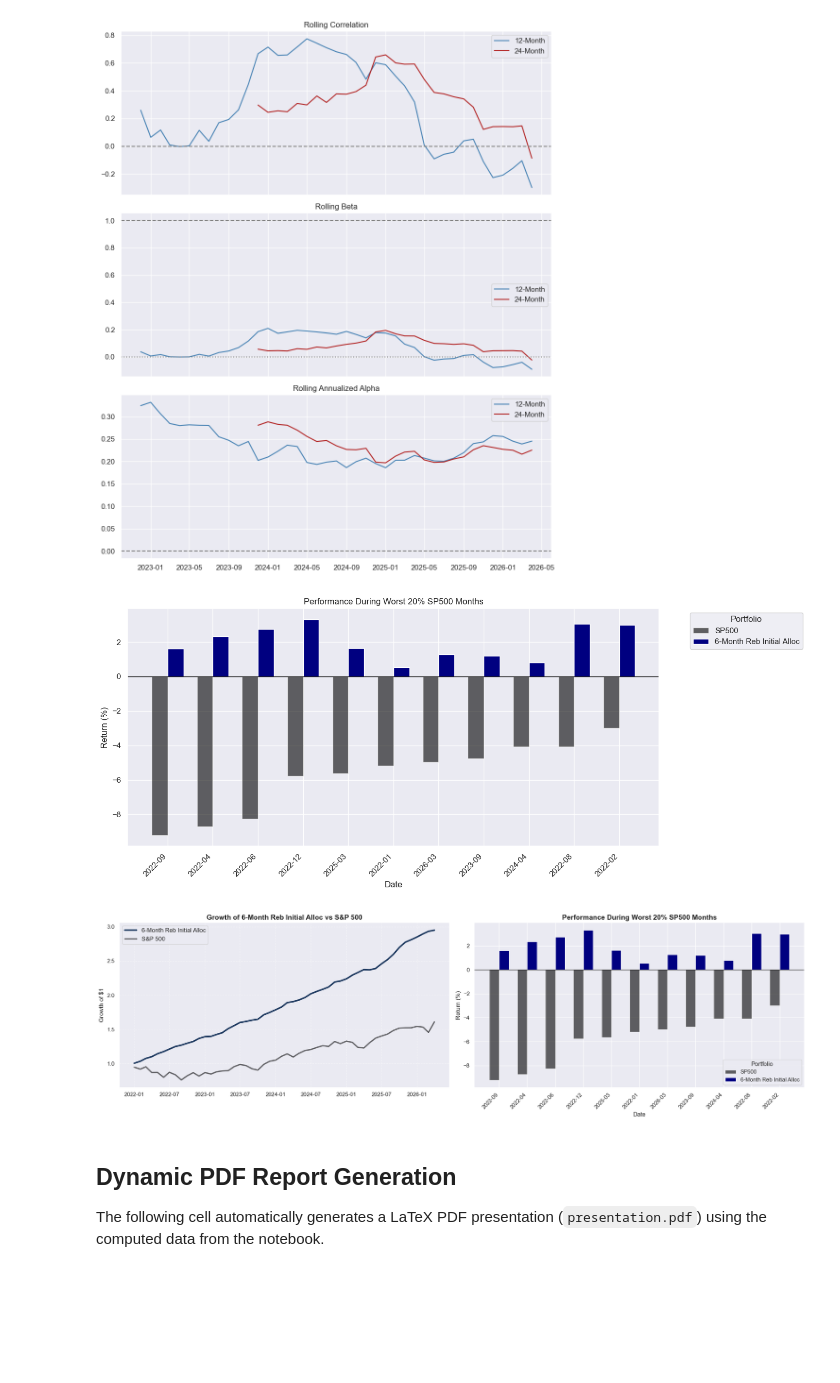
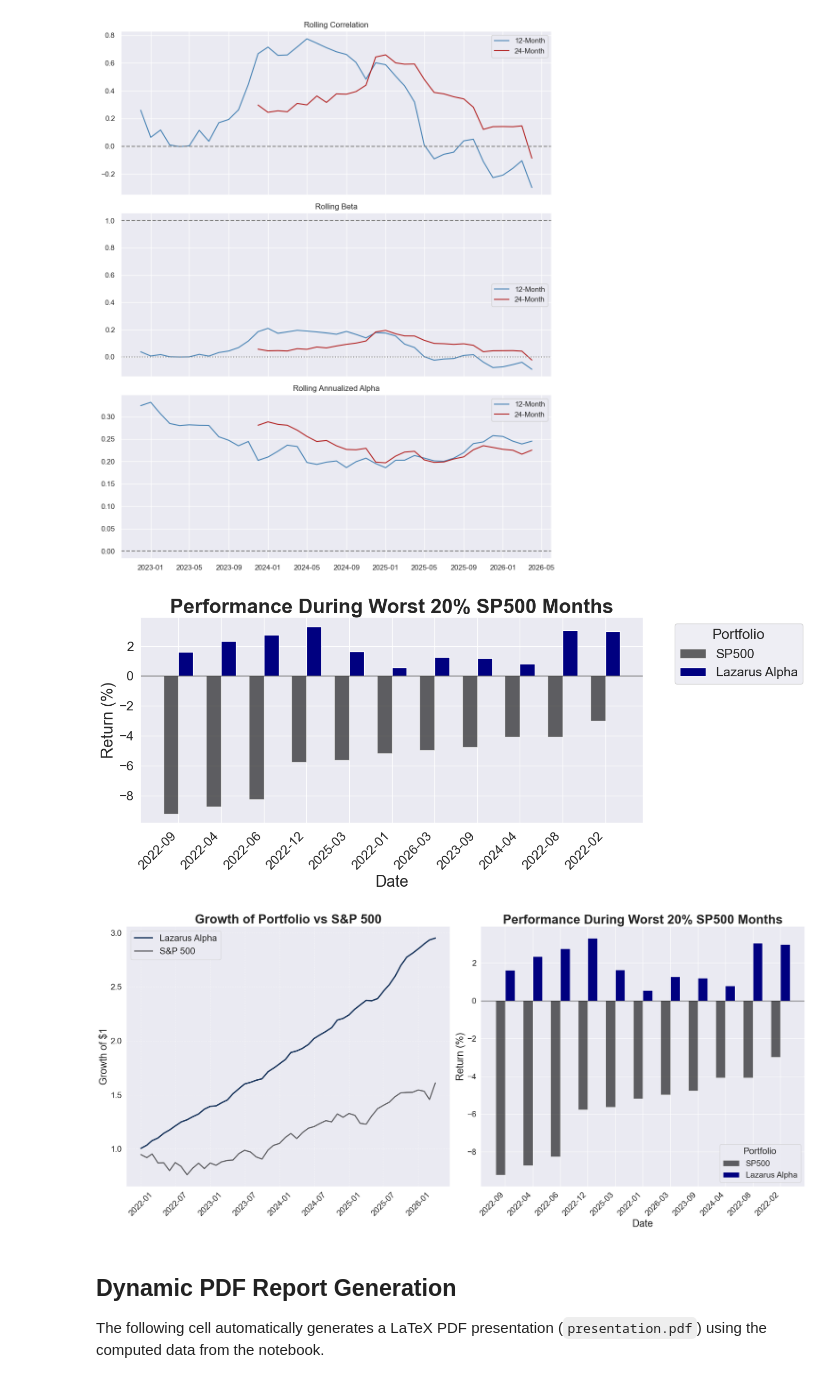
Before and after one commit to arthurdhonneur7/athenee_hf_portfolio, a Jupyter notebook: target_pflio.ipynb, the cells around one changed output. Saved outputs shown, nothing was run; the diff lists cells and outputs as text; code cells hidden in the pictures; blank space fills up the shorter version.

Commit message:
combined plot is more sexy

```diff
--- a/target_pflio.ipynb
+++ b/target_pflio.ipynb
@@ -839,58 +839,62 @@ width = 0.35
 
 # SP500 in less dark black (black with alpha=0.6)
 ax1.bar(x - width/2, worst_months_plot['sp500'], width, label='SP500', color='black', alpha=0.6)
-ax1.bar(x + width/2, worst_months_plot[port_name], width, label=port_name, color='navy')
+ax1.bar(x + width/2, worst_months_plot[port_name], width, label='Lazarus Alpha', color='navy')
 
-ax1.set_title('Performance During Worst 20% SP500 Months')
-ax1.set_xlabel('Date')
-ax1.set_ylabel('Return (%)')
+ax1.set_title('Performance During Worst 20% SP500 Months', fontsize=28, fontweight='bold')
+ax1.set_xlabel('Date', fontsize=22)
+ax1.set_ylabel('Return (%)', fontsize=22)
 ax1.set_xticks(x)
-ax1.set_xticklabels(worst_months_plot.index, rotation=45, ha='right')
-ax1.legend(title='Portfolio', bbox_to_anchor=(1.05, 1), loc='upper left')
+ax1.set_xticklabels(worst_months_plot.index, rotation=45, ha='right', fontsize=18)
+ax1.tick_params(axis='y', labelsize=18)
+ax1.legend(title='Portfolio', bbox_to_anchor=(1.05, 1), loc='upper left', fontsize=18, title_fontsize=20)
 ax1.axhline(0, color='black', linewidth=1)
 
 plt.tight_layout()
 plt.savefig('report/worst20_sp500_6m_reb.pdf', bbox_inches='tight')
 plt.show()
 
 # ---------------------------------------------------------
 # 2. Combined Plot: Growth and Worst 20% SP500 Months (Side-by-Side)
 # ---------------------------------------------------------
 # Align data for the growth plot
 sp500_aligned, fund_aligned = df_full['sp500'].align(all_portfolios_df[port_name], join='inner')
 sp500_aligned = sp500_aligned.dropna()
 fund_aligned = fund_aligned.reindex(sp500_aligned.index)
 
 cum_p = (1 + fund_aligned).cumprod()
 cum_s = (1 + sp500_aligned).cumprod()
 
-fig2, (ax2a, ax2b) = plt.subplots(1, 2, figsize=(20, 6))
+fig2, (ax2a, ax2b) = plt.subplots(1, 2, figsize=(22, 10))
 
 # Left Subplot: Growth
-ax2a.plot(cum_p.index, cum_p, label=port_name, color='#1A365D', linewidth=3)
+ax2a.plot(cum_p.index, cum_p, label='Lazarus Alpha', color='#1A365D', linewidth=3)
 ax2a.plot(cum_s.index, cum_s, label='S&P 500', color='black', alpha=0.6, linewidth=2.5, linestyle='-')
-ax2a.set_title(f'Growth of {port_name} vs S&P 500', fontsize=14, fontweight='bold')
-ax2a.set_ylabel('Growth of $1', fontsize=12)
+ax2a.set_title('Growth of Portfolio vs S&P 500', fontsize=28, fontweight='bold')
+ax2a.set_ylabel('Growth of $1', fontsize=22)
+ax2a.tick_params(axis='y', labelsize=18)
+ax2a.tick_params(axis='x', labelsize=18, rotation=45)
 ax2a.grid(True, linestyle='--', alpha=0.5)
-ax2a.legend(fontsize=12, loc='upper left')
+ax2a.legend(fontsize=20, loc='upper left')
 
 # Right Subplot: Worst 20%
 ax2b.bar(x - width/2, worst_months_plot['sp500'], width, label='SP500', color='black', alpha=0.6)
-ax2b.bar(x + width/2, worst_months_plot[port_name], width, label=port_name, color='navy')
-ax2b.set_title('Performance During Worst 20% SP500 Months', fontsize=14, fontweight='bold')
-ax2b.set_xlabel('Date')
-ax2b.set_ylabel('Return (%)')
+ax2b.bar(x + width/2, worst_months_plot[port_name], width, label='Lazarus Alpha', color='navy')
+ax2b.set_title('Performance During Worst 20% SP500 Months', fontsize=28, fontweight='bold')
+ax2b.set_xlabel('Date', fontsize=22)
+ax2b.set_ylabel('Return (%)', fontsize=22)
 ax2b.set_xticks(x)
-ax2b.set_xticklabels(worst_months_plot.index, rotation=45, ha='right')
-ax2b.legend(title='Portfolio', loc='lower right')
+ax2b.set_xticklabels(worst_months_plot.index, rotation=45, ha='right', fontsize=18)
+ax2b.tick_params(axis='y', labelsize=18)
+ax2b.legend(title='Portfolio', loc='lower right', fontsize=18, title_fontsize=20)
 ax2b.axhline(0, color='black', linewidth=1)
 
 plt.tight_layout()
 plt.savefig('report/combined_growth_worst20_sp500.pdf', bbox_inches='tight')
 plt.show()
 # %% [output]
-[figure, old version]
+[figure, new version]
-[figure, old version]
+[figure, new version]
 # %% [markdown]
 ## Dynamic PDF Report Generation
 The following cell automatically generates a LaTeX PDF presentation (`presentation.pdf`) using the computed data from the notebook.
```
Also changed, not shown: parts of 1 cell of this notebook, 11 other files.
